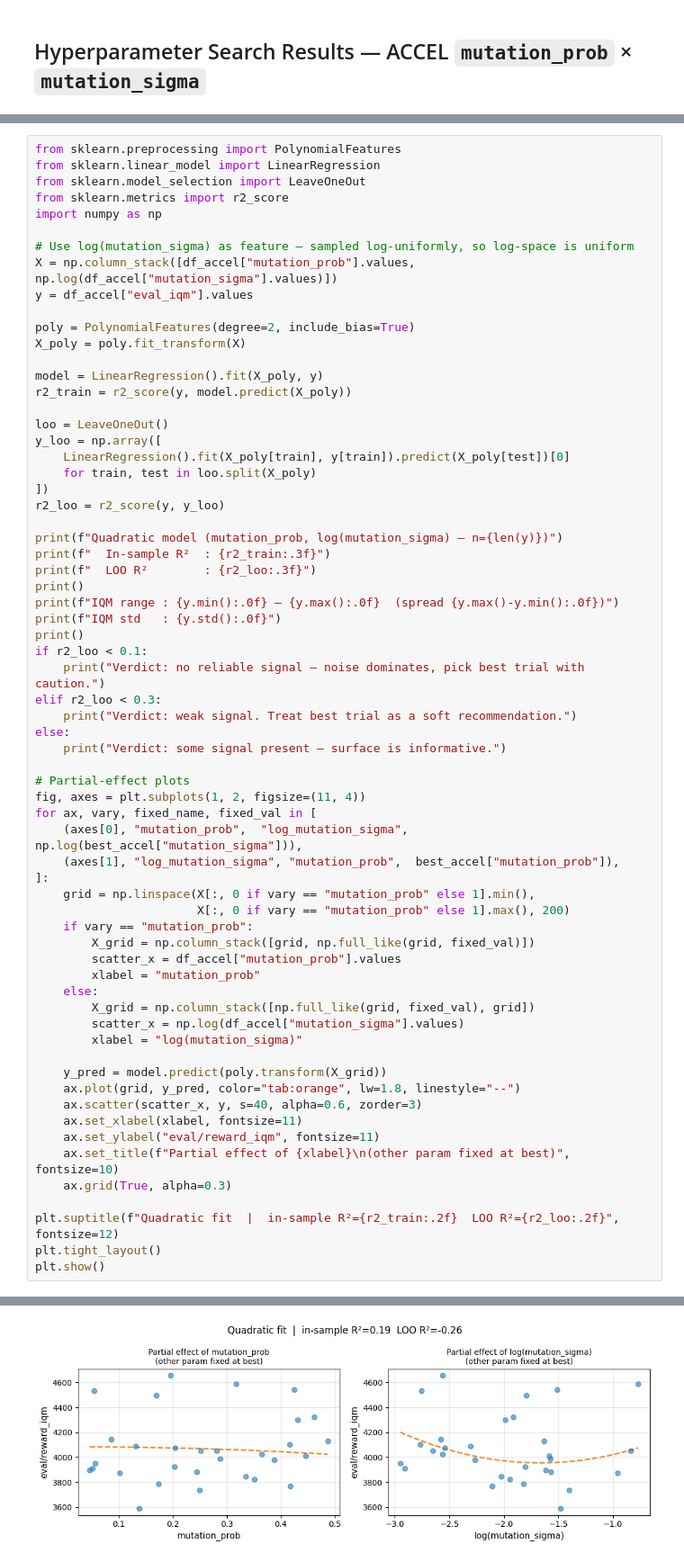
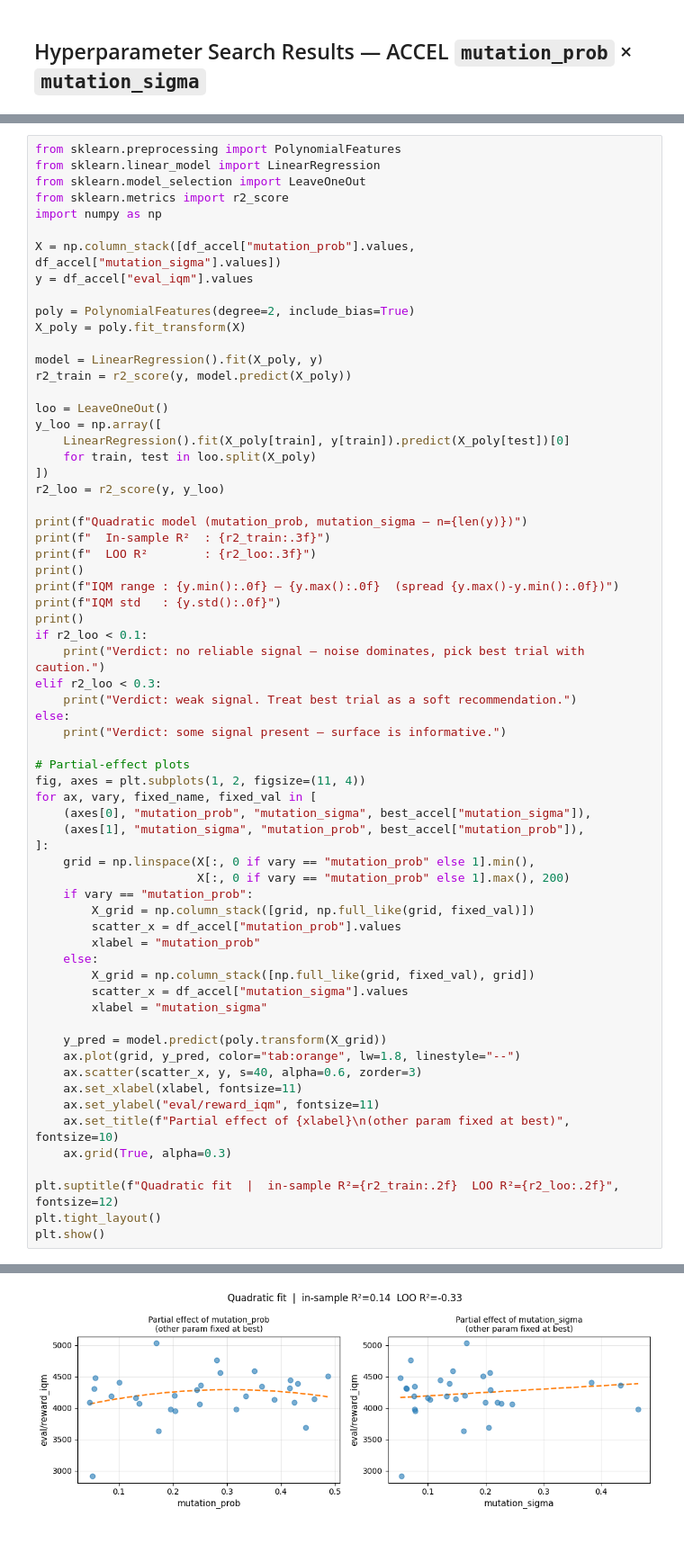
Before and after one commit to Jazhyc/nsgym-solution, a Jupyter notebook: notebooks/hparam_results.ipynb, the cells around one changed output, grey strips where cells are left out. Shown at 90% size. Drawn from its saved outputs; the diff is of its cells as text.

Commit message:
Updated hparams for model

```diff
--- a/notebooks/hparam_results.ipynb
+++ b/notebooks/hparam_results.ipynb
@@ -283,8 +283,7 @@ from sklearn.model_selection import LeaveOneOut
 from sklearn.metrics import r2_score
 import numpy as np
 
-# Use log(mutation_sigma) as feature — sampled log-uniformly, so log-space is uniform
-X = np.column_stack([df_accel["mutation_prob"].values, np.log(df_accel["mutation_sigma"].values)])
+X = np.column_stack([df_accel["mutation_prob"].values, df_accel["mutation_sigma"].values])
 y = df_accel["eval_iqm"].values
 
 poly = PolynomialFeatures(degree=2, include_bias=True)
@@ -300,7 +299,7 @@ y_loo = np.array([
 ])
 r2_loo = r2_score(y, y_loo)
 
-print(f"Quadratic model (mutation_prob, log(mutation_sigma) — n={len(y)})")
+print(f"Quadratic model (mutation_prob, mutation_sigma — n={len(y)})")
 print(f"  In-sample R²  : {r2_train:.3f}")
 print(f"  LOO R²        : {r2_loo:.3f}")
 print()
@@ -317,8 +316,8 @@ else:
 # Partial-effect plots
 fig, axes = plt.subplots(1, 2, figsize=(11, 4))
 for ax, vary, fixed_name, fixed_val in [
-    (axes[0], "mutation_prob",  "log_mutation_sigma", np.log(best_accel["mutation_sigma"])),
-    (axes[1], "log_mutation_sigma", "mutation_prob",  best_accel["mutation_prob"]),
+    (axes[0], "mutation_prob", "mutation_sigma", best_accel["mutation_sigma"]),
+    (axes[1], "mutation_sigma", "mutation_prob", best_accel["mutation_prob"]),
 ]:
     grid = np.linspace(X[:, 0 if vary == "mutation_prob" else 1].min(),
                        X[:, 0 if vary == "mutation_prob" else 1].max(), 200)
@@ -328,8 +327,8 @@ for ax, vary, fixed_name, fixed_val in [
         xlabel = "mutation_prob"
     else:
         X_grid = np.column_stack([np.full_like(grid, fixed_val), grid])
-        scatter_x = np.log(df_accel["mutation_sigma"].values)
-        xlabel = "log(mutation_sigma)"
+        scatter_x = df_accel["mutation_sigma"].values
+        xlabel = "mutation_sigma"
 
     y_pred = model.predict(poly.transform(X_grid))
     ax.plot(grid, y_pred, color="tab:orange", lw=1.8, linestyle="--")
@@ -352,3 +351,3 @@ IQM std   : 269
 
 Verdict: no reliable signal — noise dominates, pick best trial with caution.
-[figure, old version]
+[figure, new version]
```
Also changed, not shown: parts of 4 cells of this notebook, 3 other files.
